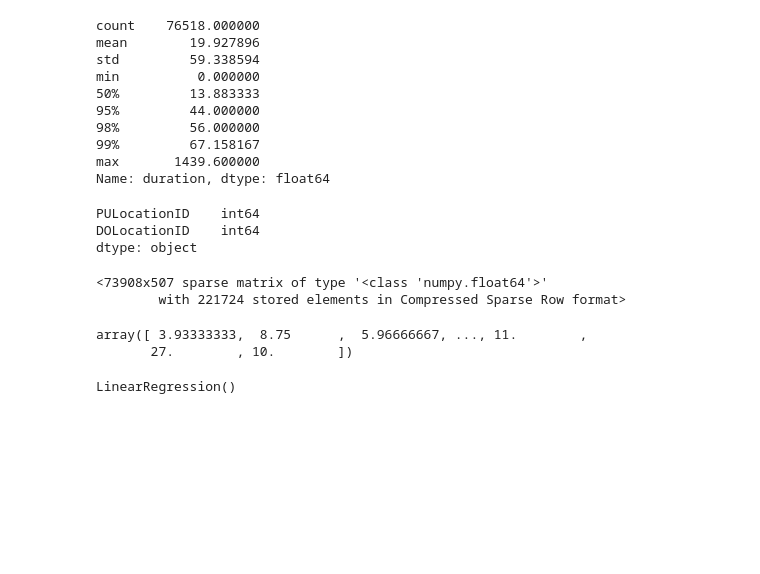
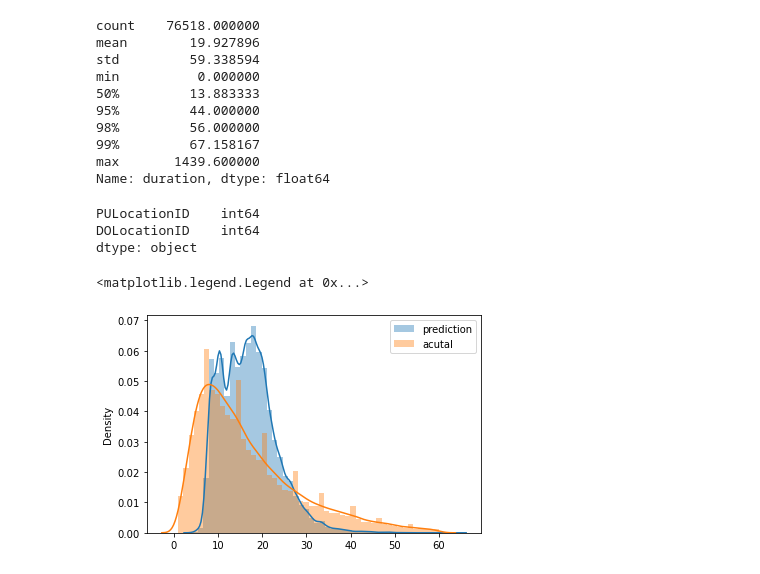
Before and after one commit to alfredovaras/mlops-zoomcamp, a Jupyter notebook: 01-intro/duration-prediction.ipynb, the cells around one changed output. Drawn from its saved outputs; the diff is of its cells as text; code cells hidden in the pictures; blank space fills up the shorter version.

Commit message:
Prediction finalized

```diff
--- a/01-intro/duration-prediction.ipynb
+++ b/01-intro/duration-prediction.ipynb
@@ -117,3 +107,16 @@ df[cat] = df[cat].astype(str)
 # convert DF to Dictionary
 # df[cat + num].iloc[:10].to_dict(orient='records')
 train_dicts = df[cat + num].to_dict(orient='records')
+
+dv = DictVectorizer()
+X_train = dv.fit_transform(train_dicts)
+
+target = 'duration'
+y_train = df[target].values
+
+lr = LinearRegression()
+lr.fit(X_train, y_train)
+
+y_pred = lr.predict(X_train)
+
+mean_squared_error(y_train, y_pred, squared=False)
@@ -123,18 +123,7 @@ X_train = dv.fit_transform(train_dicts)
-# %%
-X_train
-dv.feature_names_
-# %% [output]
-<73908x507 sparse matrix of type '<class 'numpy.float64'>'
-        with 221724 stored elements in Compressed Sparse Row format>
-# %%
-target = 'duration'
-y_train = df[target].values
-y_train
-# %% [output]
-array([ 3.93333333,  8.75      ,  5.96666667, ..., 11.        ,
-       27.        , 10.        ])
-# %%
-lr = LinearRegression()
-lr.fit(X_train, y_train)
-# %% [output]
-LinearRegression()
+# %%
+sns.distplot(y_pred, label='prediction')
+sns.distplot(y_train, label='acutal')
+plt.legend()
+# %% [output]
+<matplotlib.legend.Legend at 0x...>
+[figure, added]
```
Also changed, not shown: parts of 22 cells of this notebook, 2 other files.
